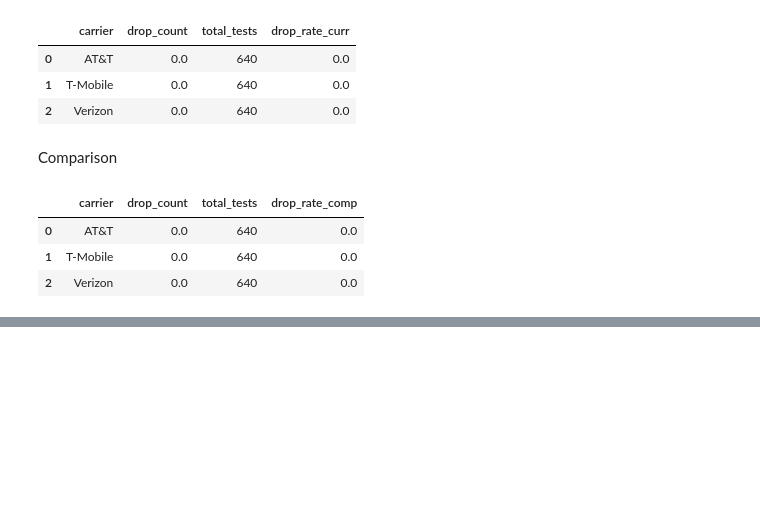
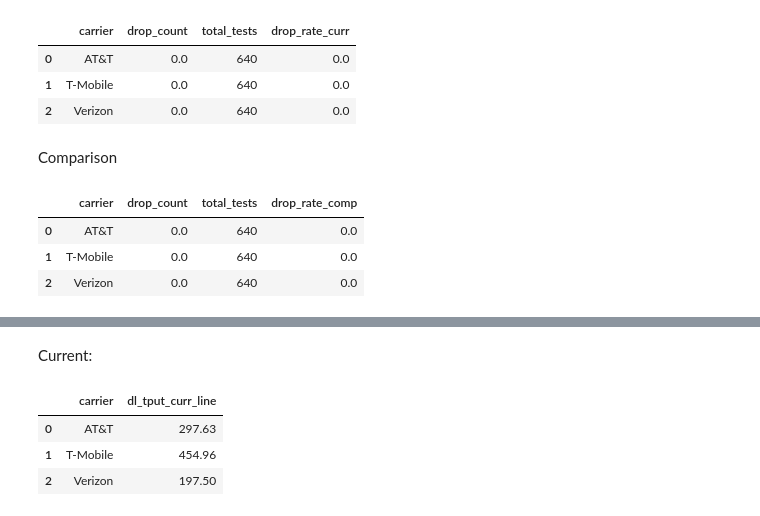
Before and after one commit to ookla-jennymassari/dq_reporting_test.py, a Jupyter notebook: dq_reporting_notebook.ipynb, the cells around one changed output, grey strips where cells are left out. Drawn from its saved outputs; the diff is of its cells as text; code cells hidden in the pictures; blank space fills up the shorter version.

```diff
--- a/dq_reporting_notebook.ipynb
+++ b/dq_reporting_notebook.ipynb
@@ -1166,0 +1250,18 @@ drop_all_comp.head()
+# %% [markdown]
+Current:
+# %%
+dl_tput_all_curr = (
+    filtered_dl_tput_curr
+    .groupby('carrier', as_index=False)['download_mbps']
+    .median()
+    .rename(columns={'download_mbps': 'dl_tput_curr_line'})
+)
+
+dl_tput_all_curr['dl_tput_curr_line'] = dl_tput_all_curr['dl_tput_curr_line'].round(2)
+
+dl_tput_all_curr.head()
+# %% [output]
+|  | carrier | dl_tput_curr_line |
+| 0 | AT&T | 297.63 |
+| 1 | T-Mobile | 454.96 |
+| 2 | Verizon | 197.50 |
```
Also changed, not shown: parts of 8 cells of this notebook.
